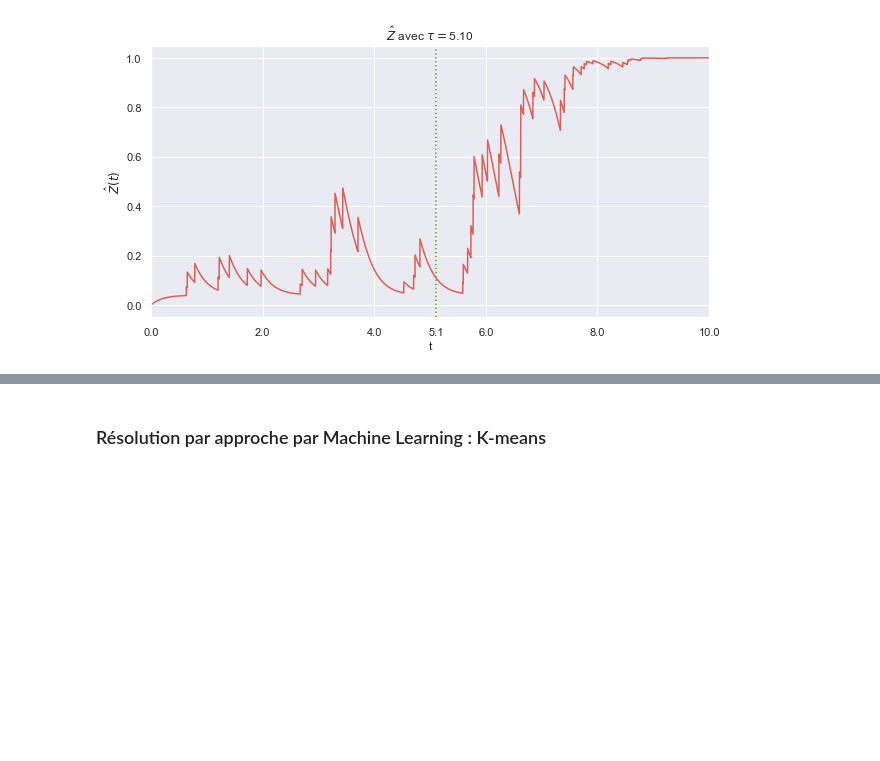
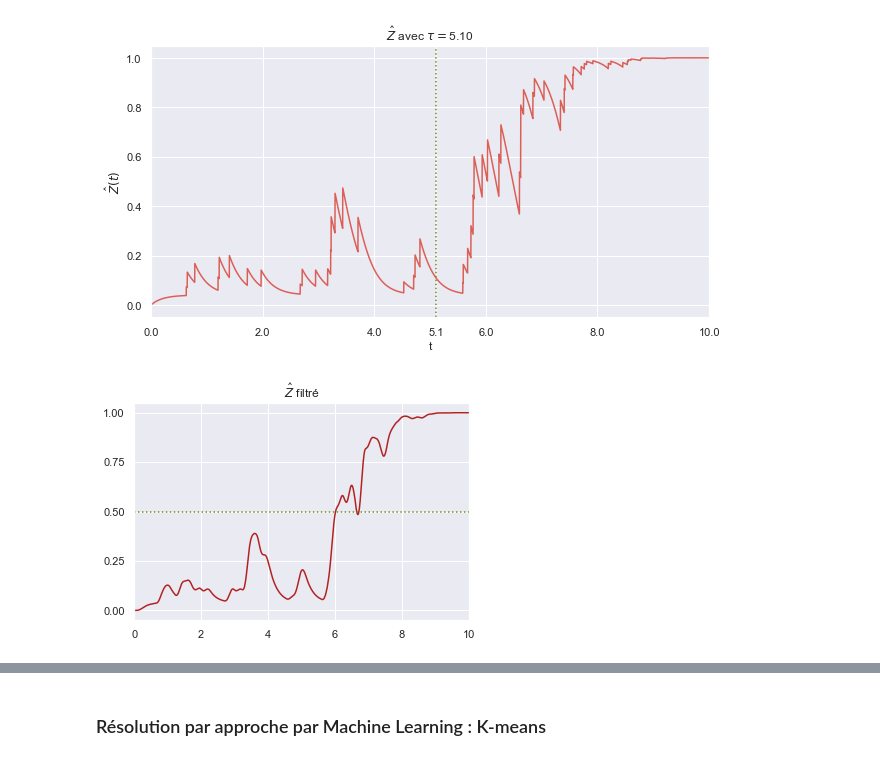
Before and after one commit to littlebuzzybee/MACS207b-Projet, a Jupyter notebook: MACS207b_Personnaz_Ly.ipynb, the cells around one changed output, grey strips where cells are left out. Saved outputs shown, nothing was run; the diff lists cells and outputs as text; code cells hidden in the pictures; blank space fills up the shorter version.

```diff
--- a/MACS207b_Personnaz_Ly.ipynb
+++ b/MACS207b_Personnaz_Ly.ipynb
@@ -201,0 +210,9 @@ plt.show()
+# %%
+plt.plot(ts, Z_hats_filt, c='firebrick')
+plt.xlim(beg, end)
+plt.axhline(.5, linestyle=':', c='olivedrab')
+plt.yticks(np.linspace(0, 1, 5))
+plt.title(r"$\hat{Z}$ filtré")
+plt.show()
+# %% [output]
+[figure, added]
```
Also changed, not shown: parts of 10 cells of this notebook.
